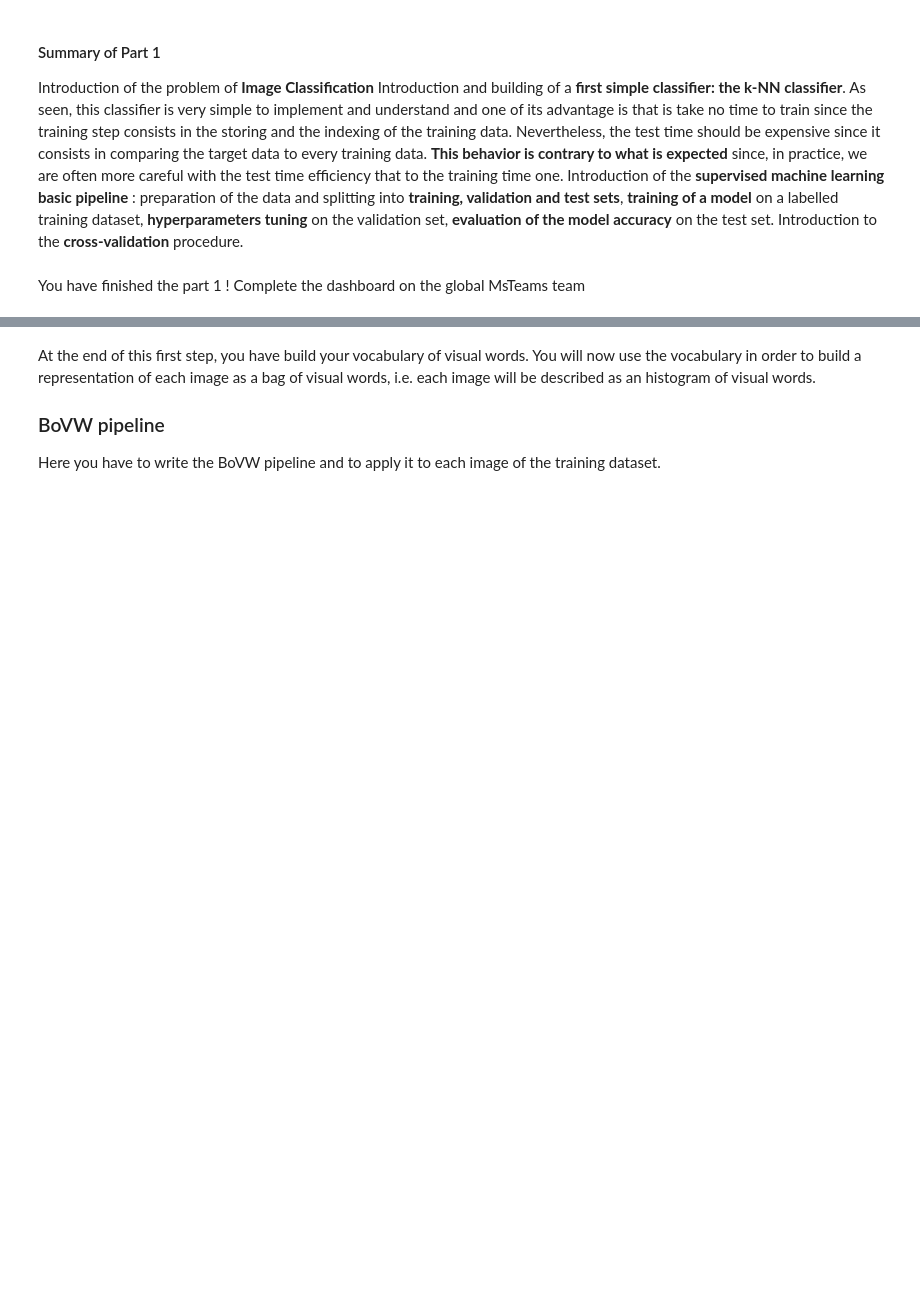
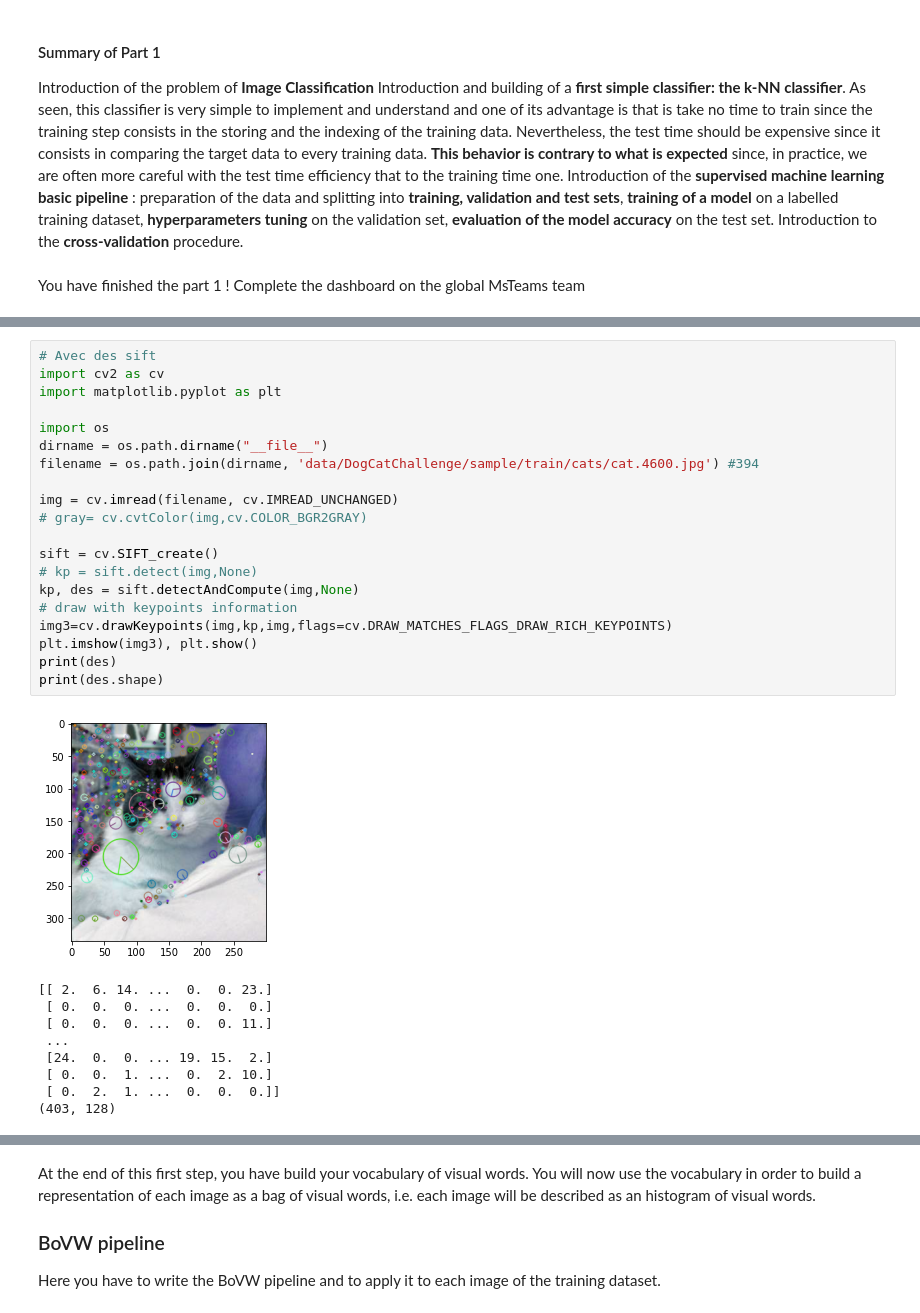
Before and after one commit to Adrico11/Dogs-vs-Cats, a Jupyter notebook: Dogs_Cats.ipynb, the cells around one changed output, grey strips where cells are left out. Cells and saved outputs as stored; diff of their text form; blank space fills up the shorter version.

```diff
--- a/Dogs_Cats.ipynb
+++ b/Dogs_Cats.ipynb
@@ -506,0 +548,30 @@ k = 100
+# %%
+# Avec des sift
+import cv2 as cv
+import matplotlib.pyplot as plt
+
+import os
+dirname = os.path.dirname("__file__")
+filename = os.path.join(dirname, 'data/DogCatChallenge/sample/train/cats/cat.4600.jpg') #394
+
+img = cv.imread(filename, cv.IMREAD_UNCHANGED)
+# gray= cv.cvtColor(img,cv.COLOR_BGR2GRAY)
+
+sift = cv.SIFT_create()
+# kp = sift.detect(img,None)
+kp, des = sift.detectAndCompute(img,None)
+# draw with keypoints information
+img3=cv.drawKeypoints(img,kp,img,flags=cv.DRAW_MATCHES_FLAGS_DRAW_RICH_KEYPOINTS)
+plt.imshow(img3), plt.show()
+print(des)
+print(des.shape)
+# %% [output]
+[figure, added]
+[[ 2.  6. 14. ...  0.  0. 23.]
+ [ 0.  0.  0. ...  0.  0.  0.]
+ [ 0.  0.  0. ...  0.  0. 11.]
+ ...
+ [24.  0.  0. ... 19. 15.  2.]
+ [ 0.  0.  1. ...  0.  2. 10.]
+ [ 0.  2.  1. ...  0.  0.  0.]]
+(403, 128)
```
Also changed, not shown: parts of 11 cells of this notebook.
